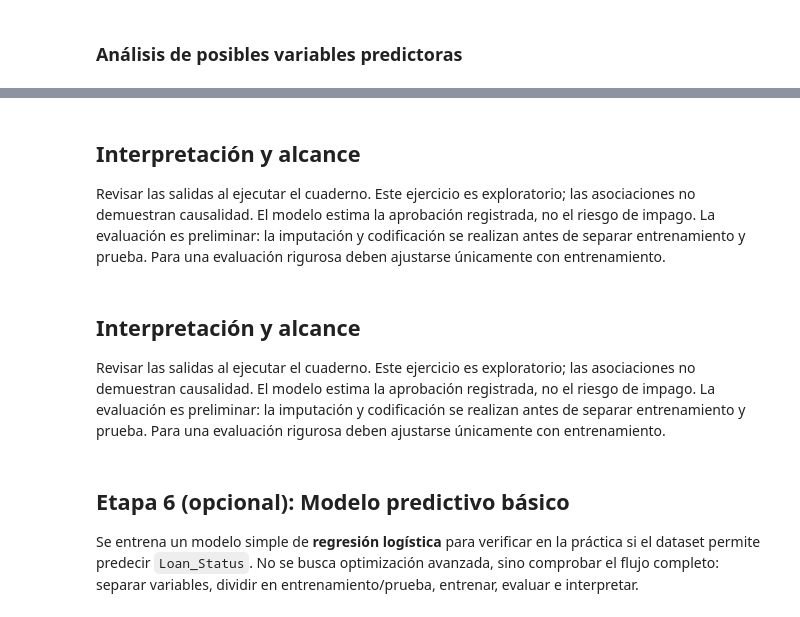
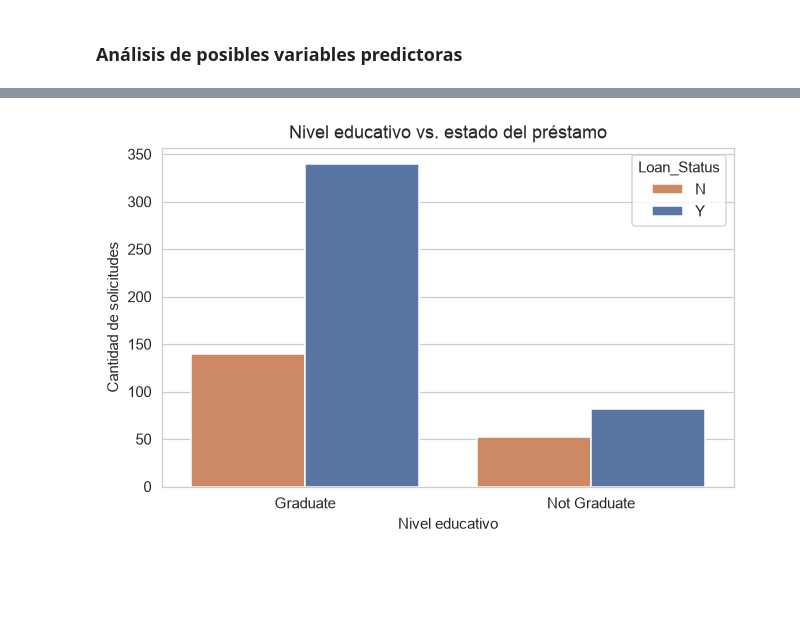
Before and after one commit to santiagolara10/portafolio-proyectos, a Jupyter notebook: prestamos-python/analisis_prestamos.ipynb, the cells around one changed output, grey strips where cells are left out. Drawn from its saved outputs; the diff is of its cells as text; code cells hidden in the pictures; blank space fills up the shorter version.

```diff
--- a/prestamos-python/analisis_prestamos.ipynb
+++ b/prestamos-python/analisis_prestamos.ipynb
@@ -330,31 +391,22 @@ Revisar las salidas al ejecutar el cuaderno. Este ejercicio es exploratorio; las
 # %%
 # Visualización 6: Education vs Loan_Status
 
 fig, ax = plt.subplots(figsize=(6, 4))
 
 sns.countplot(
     data=df_modelo,
     x="Education",
     hue="Loan_Status",
-    palette=["#DD8452", "#4C72B0"],
+    hue_order=["N", "Y"],
+    palette={"N":"#DD8452", "Y":"#4C72B0"},
     ax=ax
 )
 
 ax.set_title("Nivel educativo vs. estado del préstamo")
 ax.set_xlabel("Nivel educativo")
 ax.set_ylabel("Cantidad de solicitudes")
 
 plt.tight_layout()
 plt.show()
+# %% [output]
+[figure, added]
-# %% [markdown]
-## Interpretación y alcance
-
-Revisar las salidas al ejecutar el cuaderno. Este ejercicio es exploratorio; las asociaciones no demuestran causalidad. El modelo estima la aprobación registrada, no el riesgo de impago. La evaluación es preliminar: la imputación y codificación se realizan antes de separar entrenamiento y prueba. Para una evaluación rigurosa deben ajustarse únicamente con entrenamiento.
-# %% [markdown]
-## Interpretación y alcance
-
-Revisar las salidas al ejecutar el cuaderno. Este ejercicio es exploratorio; las asociaciones no demuestran causalidad. El modelo estima la aprobación registrada, no el riesgo de impago. La evaluación es preliminar: la imputación y codificación se realizan antes de separar entrenamiento y prueba. Para una evaluación rigurosa deben ajustarse únicamente con entrenamiento.
-# %% [markdown]
-## Etapa 6 (opcional): Modelo predictivo básico
-
-Se entrena un modelo simple de **regresión logística** para verificar en la práctica si el dataset permite predecir `Loan_Status`. No se busca optimización avanzada, sino comprobar el flujo completo: separar variables, dividir en entrenamiento/prueba, entrenar, evaluar e interpretar.
```
Also changed, not shown: parts of 65 cells of this notebook, 15 other files.
